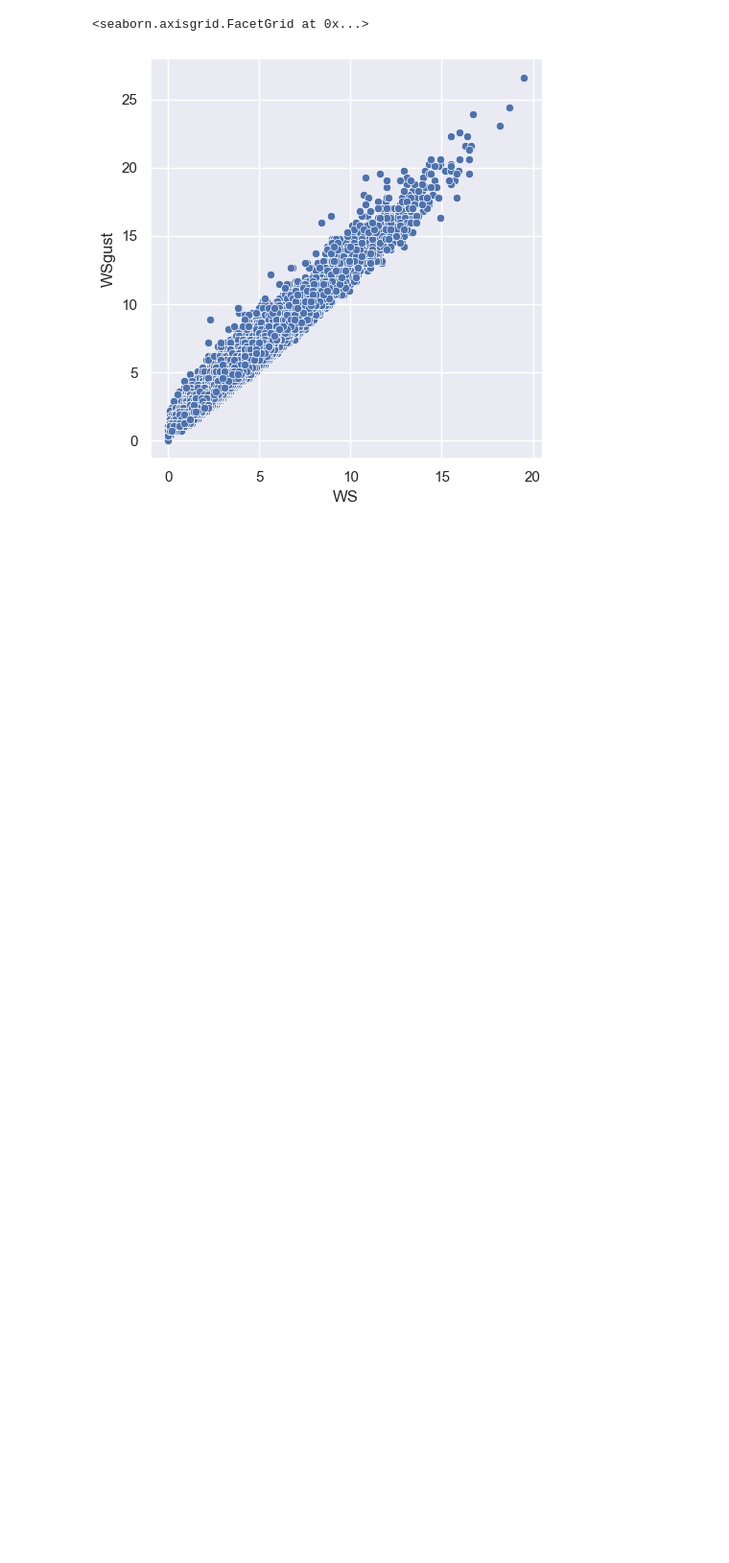
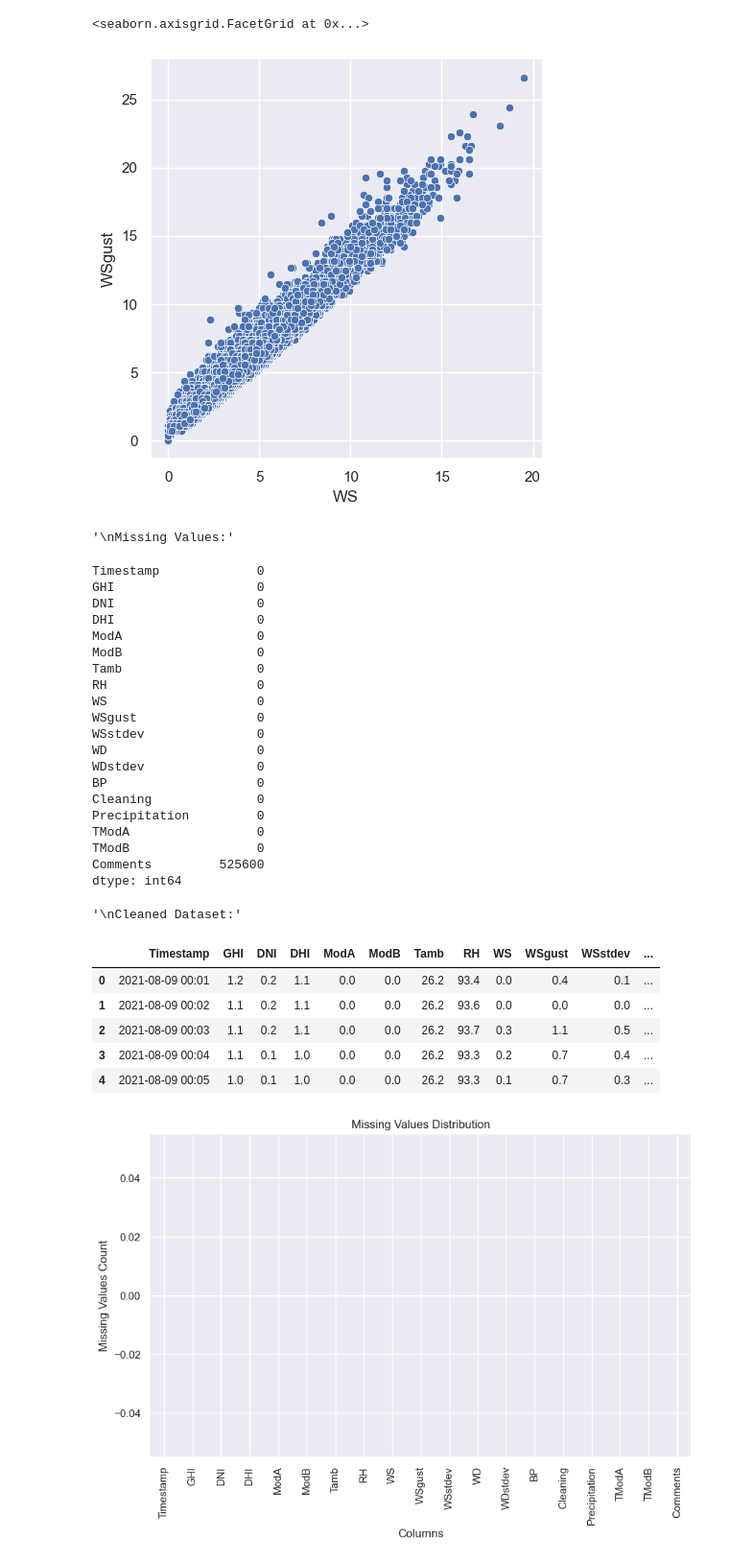
Before and after one commit to EstifanosTeklay/MoonLight-Energy-Solutions, a Jupyter notebook: notebooks/benin_EDA.ipynb, the cells around one changed output. Shown at 96% size. Drawn from its saved outputs; the diff is of its cells as text; code cells hidden in the pictures; blank space fills up the shorter version.

Commit message:
Benin Data Cleaning

```diff
--- a/notebooks/benin_EDA.ipynb
+++ b/notebooks/benin_EDA.ipynb
@@ -228,3 +228,64 @@ sns.relplot(x="WS",y="WSgust",data=benin_data)
 # %% [output]
 <seaborn.axisgrid.FacetGrid at 0x...>
 [figure]
+# %%
+from IPython.display import display
+# Check for missing values
+display("\nMissing Values:")
+display(benin_data.isnull().sum())
+
+# Handling missing values
+# Replace missing values in the "Comments" column with an empty string
+benin_data["Comments"] = benin_data["Comments"].fillna("")
+
+# Handling incorrect entries
+# Remove the negative sign from negative values in "GHI", "DNI", and "DHI" columns
+benin_data["GHI"] = benin_data["GHI"].abs()
+benin_data["DNI"] =benin_data["DNI"].abs()
+benin_data["DHI"] = benin_data["DHI"].abs()
+
+
+# Display the cleaned dataset
+display("\nCleaned Dataset:")
+display (benin_data.head())
+
+# Save the cleaned dataset to a new file
+benin_data.to_csv("cleaned_benin_dataset.csv", index=False)
+
+# Visualize the distribution of missing values
+missing_values_count = benin_data.isnull().sum()
+missing_values_count.plot(kind='bar', figsize=(10, 6))
+plt.title("Missing Values Distribution")
+plt.xlabel("Columns")
+plt.ylabel("Missing Values Count")
+plt.show()
+# %% [output]
+'\nMissing Values:'
+Timestamp             0
+GHI                   0
+DNI                   0
+DHI                   0
+ModA                  0
+ModB                  0
+Tamb                  0
+RH                    0
+WS                    0
+WSgust                0
+WSstdev               0
+WD                    0
+WDstdev               0
+BP                    0
+Cleaning              0
+Precipitation         0
+TModA                 0
+TModB                 0
+Comments         525600
+dtype: int64
+'\nCleaned Dataset:'
+|  | Timestamp | GHI | DNI | DHI | ModA | ModB | Tamb | RH | WS | WSgust | WSstdev | ... |
+| 0 | 2021-08-09 00:01 | 1.2 | 0.2 | 1.1 | 0.0 | 0.0 | 26.2 | 93.4 | 0.0 | 0.4 | 0.1 | ... |
+| 1 | 2021-08-09 00:02 | 1.1 | 0.2 | 1.1 | 0.0 | 0.0 | 26.2 | 93.6 | 0.0 | 0.0 | 0.0 | ... |
+| 2 | 2021-08-09 00:03 | 1.1 | 0.2 | 1.1 | 0.0 | 0.0 | 26.2 | 93.7 | 0.3 | 1.1 | 0.5 | ... |
+| 3 | 2021-08-09 00:04 | 1.1 | 0.1 | 1.0 | 0.0 | 0.0 | 26.2 | 93.3 | 0.2 | 0.7 | 0.4 | ... |
+| 4 | 2021-08-09 00:05 | 1.0 | 0.1 | 1.0 | 0.0 | 0.0 | 26.2 | 93.3 | 0.1 | 0.7 | 0.3 | ... |
+[figure, added]
```
